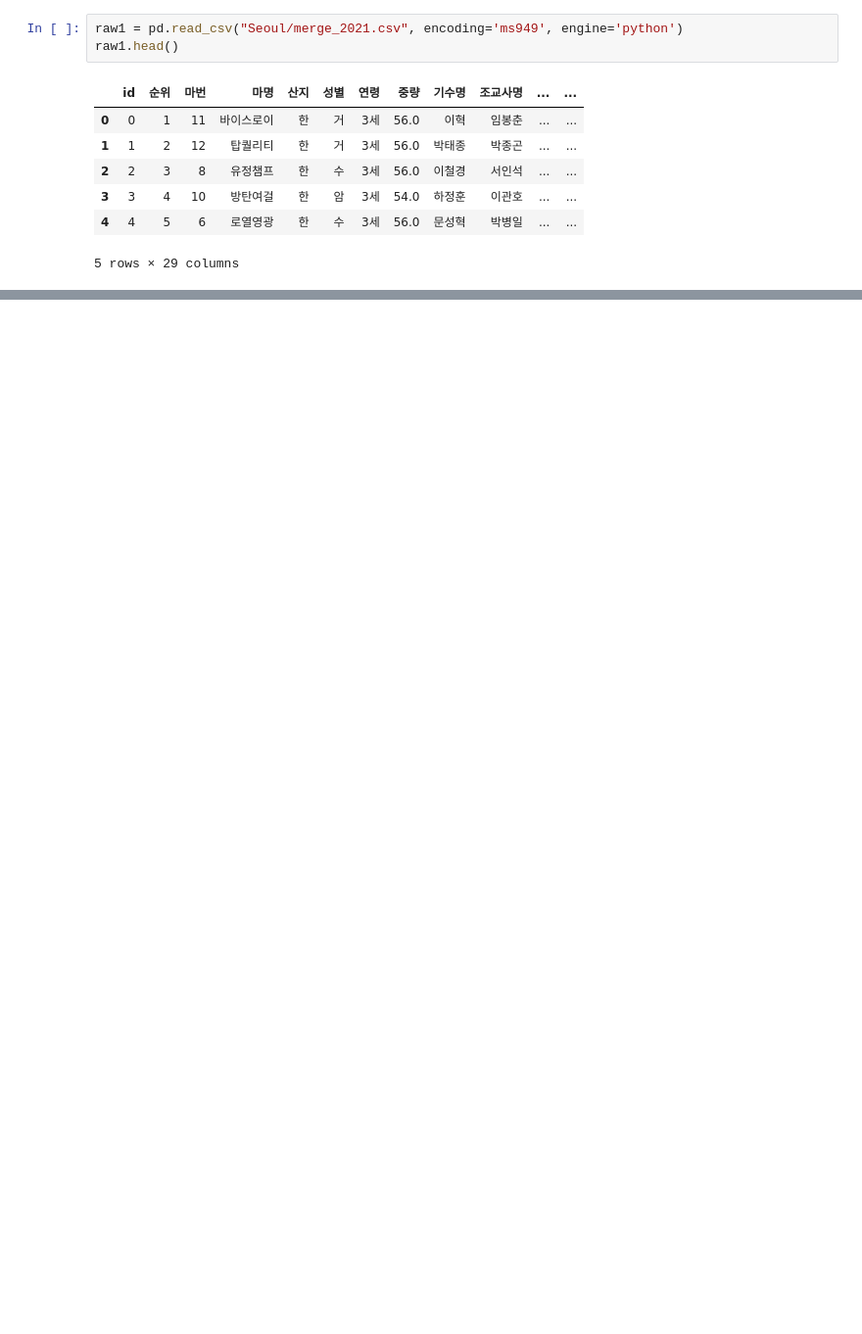
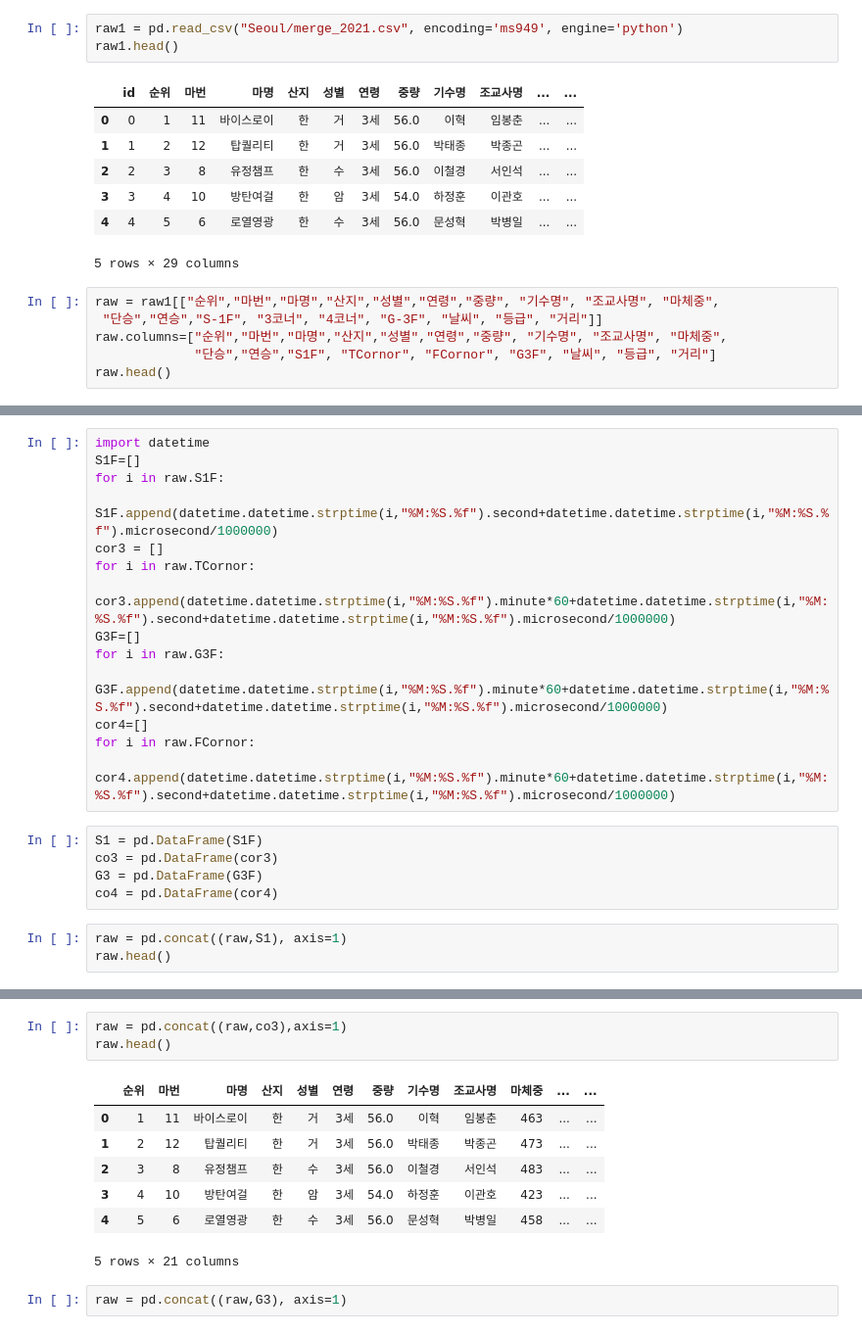
Before and after one commit to Hongsom98/SafetyPlayground, a Jupyter notebook: data_test.ipynb, the cells around one changed output, grey strips where cells are left out. Shown: that part at 98% size. Cells and saved outputs as stored; diff of their text form; blank space fills up the shorter version.

```diff
--- a/data_test.ipynb
+++ b/data_test.ipynb
@@ -61,3 +61,9 @@ raw1.head()
 | 3 | 3 | 4 | 10 | 방탄여걸 | 한 | 암 | 3세 | 54.0 | 하정훈 | 이관호 | ... | ... |
 | 4 | 4 | 5 | 6 | 로열영광 | 한 | 수 | 3세 | 56.0 | 문성혁 | 박병일 | ... | ... |
 5 rows × 29 columns
+# %%
+raw = raw1[["순위","마번","마명","산지","성별","연령","중량", "기수명", "조교사명", "마체중",
+ "단승","연승","S-1F", "3코너", "4코너", "G-3F", "날씨", "등급", "거리"]]
+raw.columns=["순위","마번","마명","산지","성별","연령","중량", "기수명", "조교사명", "마체중",
+             "단승","연승","S1F", "TCornor", "FCornor", "G3F", "날씨", "등급", "거리"]
+raw.head()
@@ -63,0 +77,22 @@ raw1.head()
+# %%
+import datetime
+S1F=[]
+for i in raw.S1F:
+    S1F.append(datetime.datetime.strptime(i,"%M:%S.%f").second+datetime.datetime.strptime(i,"%M:%S.%f").microsecond/1000000)
+cor3 = []
+for i in raw.TCornor:
+    cor3.append(datetime.datetime.strptime(i,"%M:%S.%f").minute*60+datetime.datetime.strptime(i,"%M:%S.%f").second+datetime.datetime.strptime(i,"%M:%S.%f").microsecond/1000000)
+G3F=[]
+for i in raw.G3F:
+    G3F.append(datetime.datetime.strptime(i,"%M:%S.%f").minute*60+datetime.datetime.strptime(i,"%M:%S.%f").second+datetime.datetime.strptime(i,"%M:%S.%f").microsecond/1000000)
+cor4=[]
+for i in raw.FCornor:
+    cor4.append(datetime.datetime.strptime(i,"%M:%S.%f").minute*60+datetime.datetime.strptime(i,"%M:%S.%f").second+datetime.datetime.strptime(i,"%M:%S.%f").microsecond/1000000)
+# %%
+S1 = pd.DataFrame(S1F)
+co3 = pd.DataFrame(cor3)
+G3 = pd.DataFrame(G3F)
+co4 = pd.DataFrame(cor4)
+# %%
+raw = pd.concat((raw,S1), axis=1)
+raw.head()
@@ -63,0 +106,13 @@ raw1.head()
+# %%
+raw = pd.concat((raw,co3),axis=1)
+raw.head()
+# %% [output]
+|  | 순위 | 마번 | 마명 | 산지 | 성별 | 연령 | 중량 | 기수명 | 조교사명 | 마체중 | ... | ... |
+| 0 | 1 | 11 | 바이스로이 | 한 | 거 | 3세 | 56.0 | 이혁 | 임봉춘 | 463 | ... | ... |
+| 1 | 2 | 12 | 탑퀄리티 | 한 | 거 | 3세 | 56.0 | 박태종 | 박종곤 | 473 | ... | ... |
+| 2 | 3 | 8 | 유정챔프 | 한 | 수 | 3세 | 56.0 | 이철경 | 서인석 | 483 | ... | ... |
+| 3 | 4 | 10 | 방탄여걸 | 한 | 암 | 3세 | 54.0 | 하정훈 | 이관호 | 423 | ... | ... |
+| 4 | 5 | 6 | 로열영광 | 한 | 수 | 3세 | 56.0 | 문성혁 | 박병일 | 458 | ... | ... |
+5 rows × 21 columns
+# %%
+raw = pd.concat((raw,G3), axis=1)
```
Also changed, not shown: parts of 19 cells of this notebook, 1 other file.
